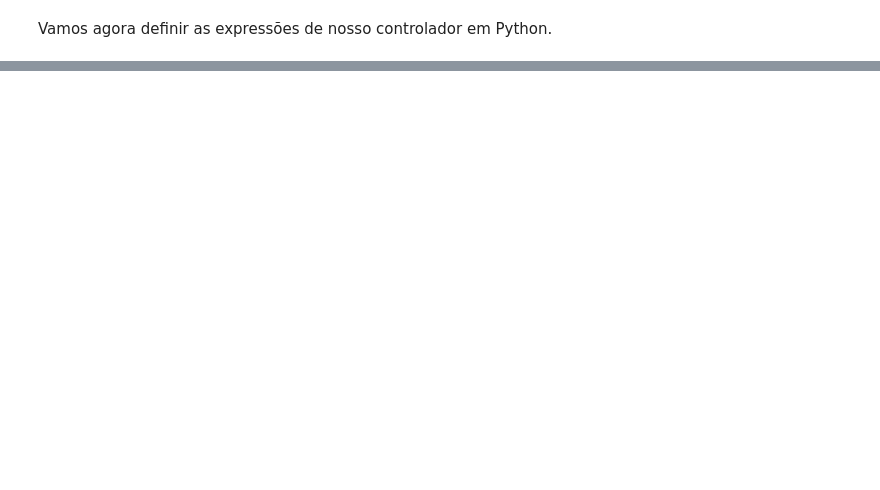
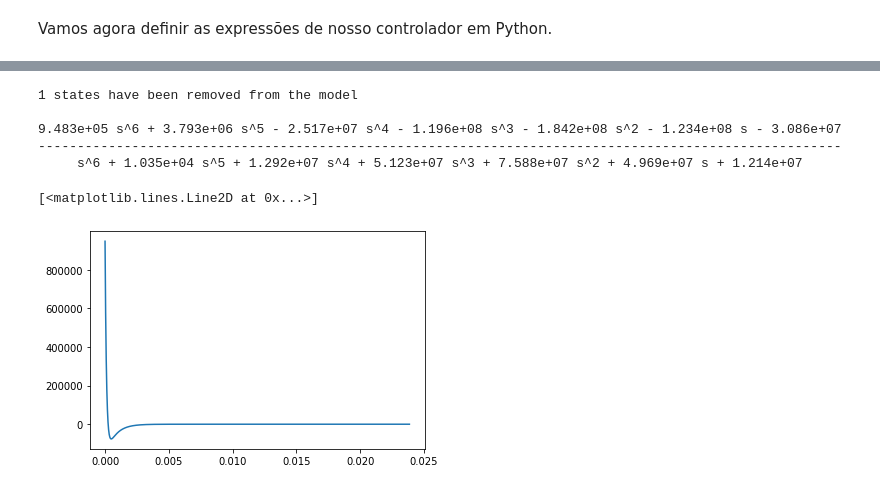
Before and after one commit to Maionepy/Controle_Projeto_Final, a Jupyter notebook: Trabalho_Final.ipynb, the cells around one changed output, grey strips where cells are left out. Drawn from its saved outputs; the diff is of its cells as text; code cells hidden in the pictures; blank space fills up the shorter version.

```diff
--- a/Trabalho_Final.ipynb
+++ b/Trabalho_Final.ipynb
@@ -296,0 +376,21 @@ s^4 + 1.034e+04 s^3 + 2.301e+04 s^2 - 3.366e+05 s - 7.427e+05
+# %%
+G1 = R*vartheta/(Gamma*R*s**2 + Gamma*r*s**2 - R**2*g*m*vartheta - Theta*g*m*r**2)
+
+Gesfcima = Gc*1/(L_m*s + R_m)
+Gesfbaixo = ((1/Gc*K_v/(s*(R**2*m*vartheta+Theta*m*r**2+Theta*vartheta))
+    *(R*g*m*vartheta+(m*r**2 + vartheta)/G1)*1/(R+r)+1)*K_t*n*G1*(R+r))
+
+Gesf = co.minreal(co.feedback(Gesfcima, Gesfbaixo))
+print(Gesf)
+# %% [output]
+1 states have been removed from the model
+
+9.483e+05 s^6 + 3.793e+06 s^5 - 2.517e+07 s^4 - 1.196e+08 s^3 - 1.842e+08 s^2 - 1.234e+08 s - 3.086e+07
+-------------------------------------------------------------------------------------------------------
+     s^6 + 1.035e+04 s^5 + 1.292e+07 s^4 + 5.123e+07 s^3 + 7.588e+07 s^2 + 4.969e+07 s + 1.214e+07
+# %%
+y, t = co.step(Gesf)
+plt.plot(t, y)
+# %% [output]
+[<matplotlib.lines.Line2D at 0x...>]
+[figure, added]
```
Also changed, not shown: parts of 31 cells of this notebook, 1 other file.
